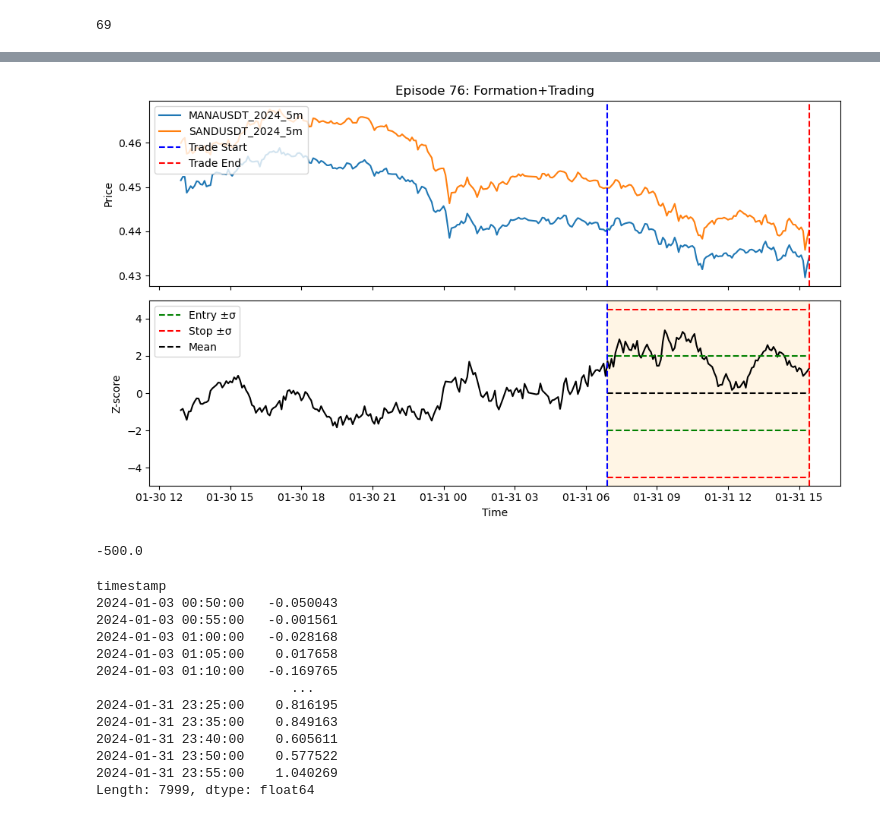
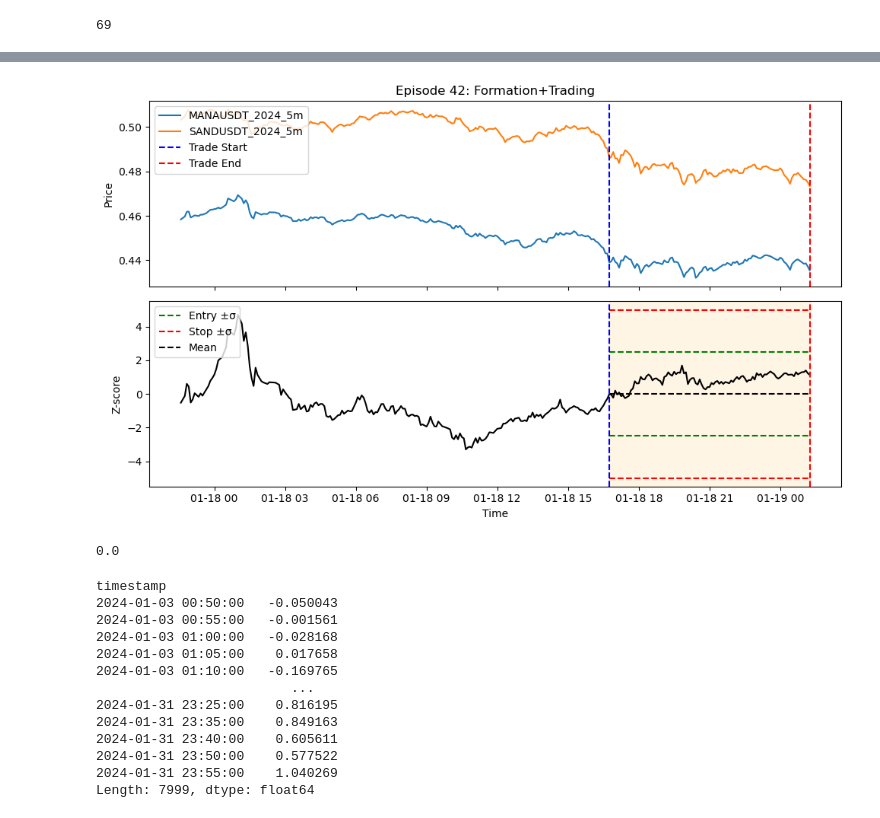
Before and after one commit to alexandrosdp/PairsTrading, a Jupyter notebook: deep_q_learning.ipynb, the cells around one changed output, grey strips where cells are left out. Saved outputs shown, nothing was run; the diff lists cells and outputs as text; code cells hidden in the pictures.

```diff
--- a/deep_q_learning.ipynb
+++ b/deep_q_learning.ipynb
@@ -247,7 +247,5 @@ len(trade_profits)
 # %% [output]
 69
 # %%
-
-
-plot_episodes(prices_train, zscore_series_train, episodes, F, T, episode_idx=76)
+plot_episodes(prices_train, zscore_series_train, episodes, F, T, episode_idx=42)
 # %% [output]
@@ -254,5 +253,5 @@ plot_episodes(prices_train, zscore_series_train, episodes, F, T, episode_idx=76)
-[figure, old version]
+[figure, new version]
 # %%
-test_rewards[76]
+test_rewards[42]
 # %% [output]
--500.0
+0.0
```
Also changed, not shown: parts of 4 cells of this notebook, 2 other files.
